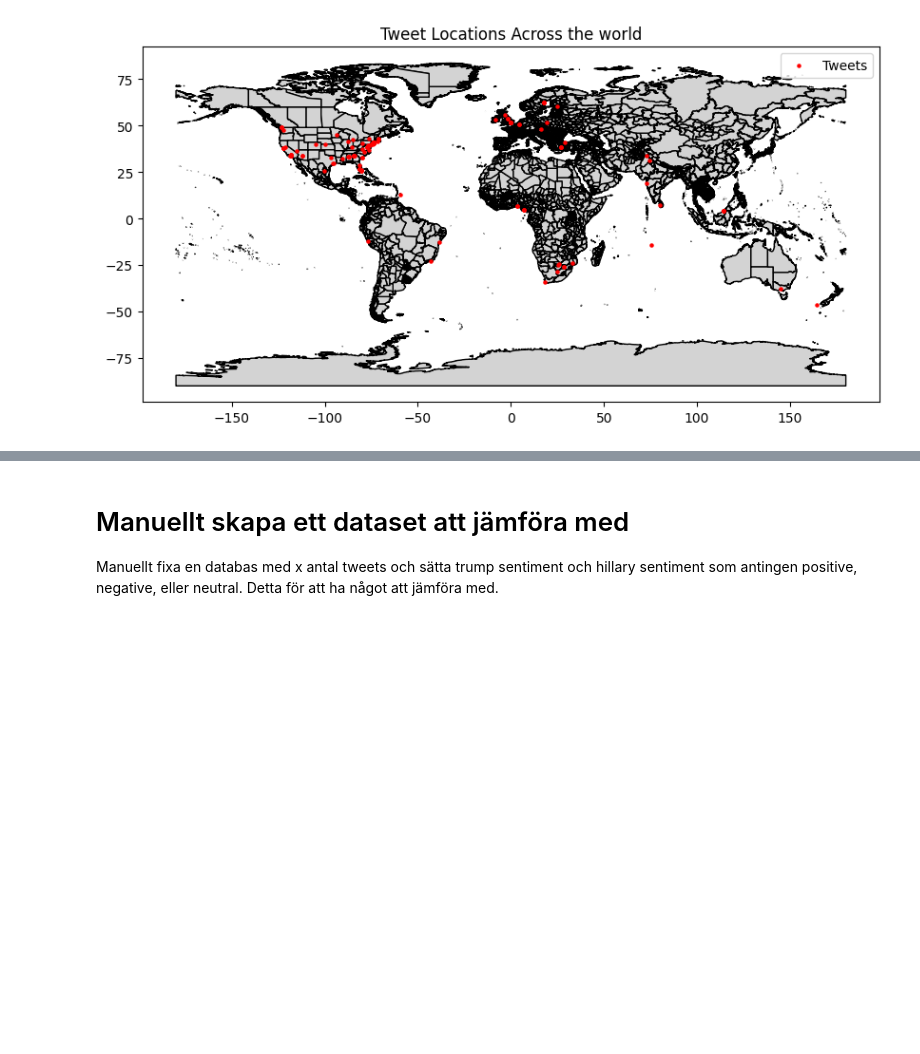
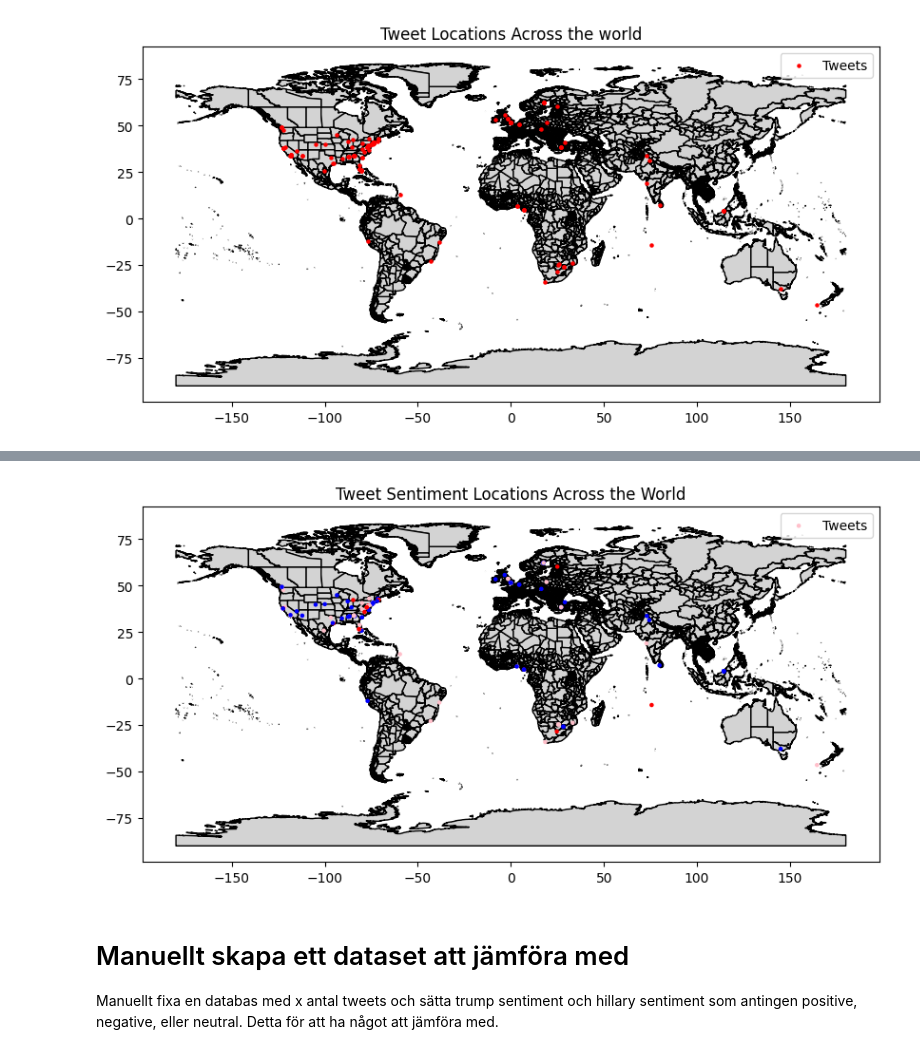
Before and after one commit to RavidElisabeth/TNM108, a Jupyter notebook: Project/ABSA.ipynb, the cells around one changed output, grey strips where cells are left out. Cells and saved outputs as stored; diff of their text form; code cells hidden in the pictures; blank space fills up the shorter version.

Commit message:
some ABSA Things

```diff
--- a/Project/ABSA.ipynb
+++ b/Project/ABSA.ipynb
@@ -111,7 +110,14 @@ def analyze_aspects_sentiment(sentence, aspects, absa_tokenizer, absa_model, sen
     # Analyze sentiment for each aspect (e.g., food, service)
     for aspect in aspects:
         if aspect.lower() not in sentence.lower():
-            print(f"Aspect '{aspect}' not found in the sentence.")
+            #print(f"Aspect '{aspect}' not found in the sentence.")
+
+            # Assign neutral sentiment when aspect is not found
+            sentiment_results[aspect] = {
+                "negative": 0.0,
+                "neutral": 0.001,  # Fully neutral
+                "positive": 0.0
+            }
             continue  # Skip sentiment analysis for this aspect
         inputs = absa_tokenizer(f"[CLS] {sentence} [SEP] {aspect} [SEP]", return_tensors="pt")
         outputs = absa_model(**inputs)
@@ -126,14 +132,14 @@ def analyze_aspects_sentiment(sentence, aspects, absa_tokenizer, absa_model, sen
         }
 
         # Print the sentiment of the aspect in the requested format
-        print(f"Sentiment of aspect '{aspect}' is:")
-        for label, prob in sentiment_results[aspect].items():
-            print(f"Label {label}: {prob}")
-        print()
+        #print(f"Sentiment of aspect '{aspect}' is:")
+        #for label, prob in sentiment_results[aspect].items():
+        #    print(f"Label {label}: {prob}")
+        #print()
 
     # Overall sentiment of the sentence
     sentiment = sentiment_model([sentence])[0]
-    print(f"Overall sentiment: {sentiment['label']} with score {sentiment['score']}")
+    #print(f"Overall sentiment: {sentiment['label']} with score {sentiment['score']}")
 
     return sentiment_results
 # %% [markdown]
@@ -469,0 +445,64 @@ Aspect 'clinton' not found in the sentence.
+# %%
+import geopandas as gpd
+import ast
+import matplotlib.pyplot as plt
+from shapely.geometry import Point
+import numpy as np
+
+# Define a function to assign color based on sentiment results
+def assign_color(sentiment_results):
+    hillary_sentiment = sentiment_results.get("Hillary", {"positive": 0, "neutral": 0, "negative": 0})
+    trump_sentiment = sentiment_results.get("Trump", {"positive": 0, "neutral": 0, "negative": 0})
+
+    # Determine the dominant sentiment for each aspect
+    hillary = max(hillary_sentiment, key=hillary_sentiment.get)
+    trump = max(trump_sentiment, key=trump_sentiment.get)
+
+    # Assign colors based on the rules
+    if hillary == "positive":
+        if trump == "negative":
+            return "blue"
+        elif trump == "neutral":
+            return "blue"
+        elif trump == "positive":
+            return "pink"
+    elif hillary == "neutral":
+        if trump == "negative":
+            return "pink"
+        elif trump == "neutral":
+            return "pink"
+        elif trump == "positive":
+            return "red"
+    elif hillary == "negative":
+        if trump == "negative":
+            return "pink"
+        elif trump == "neutral":
+            return "red"
+        elif trump == "positive":
+            return "red"
+    return "black"  # Default color if no match
+
+# Analyze sentiment and assign colors to tweets
+tweets_with_coords["sentiment_results"] = tweets_with_coords["cleaned_text"].apply(
+    lambda text: analyze_aspects_sentiment_for_map(text, ["Hillary", "Trump"], absa_tokenizer, absa_model, sentiment_model)
+)
+tweets_with_coords["color"] = tweets_with_coords["sentiment_results"].apply(assign_color)
+
+# Create the GeoDataFrame with geometry (Point objects)
+geometry = tweets_with_coords["coordinates_set"].apply(lambda coord: Point(coord[0], coord[1]) if coord else None)
+gdf_tweets = gpd.GeoDataFrame(tweets_with_coords, geometry=geometry)
+
+# Load the world map
+world = gpd.read_file("ne_10m_admin_1_states_provinces/ne_10m_admin_1_states_provinces.shp")
+
+# Plotting the world map
+fig, ax = plt.subplots(figsize=(10, 8))
+world.plot(ax=ax, color="lightgray", edgecolor="black")
+
+# Plot tweets with assigned colors
+gdf_tweets.plot(ax=ax, color=gdf_tweets["color"], markersize=5, label="Tweets")
+
+plt.title("Tweet Sentiment Locations Across the World")
+plt.legend()
+plt.show()
+# %% [output]
@@ -470,3 +526,4 @@ Aspect 'clinton' not found in the sentence.
+[figure, added]
 # %% [markdown]
 # Manuellt skapa ett dataset att jämföra med
 
```
Also changed, not shown: parts of 6 cells of this notebook.
